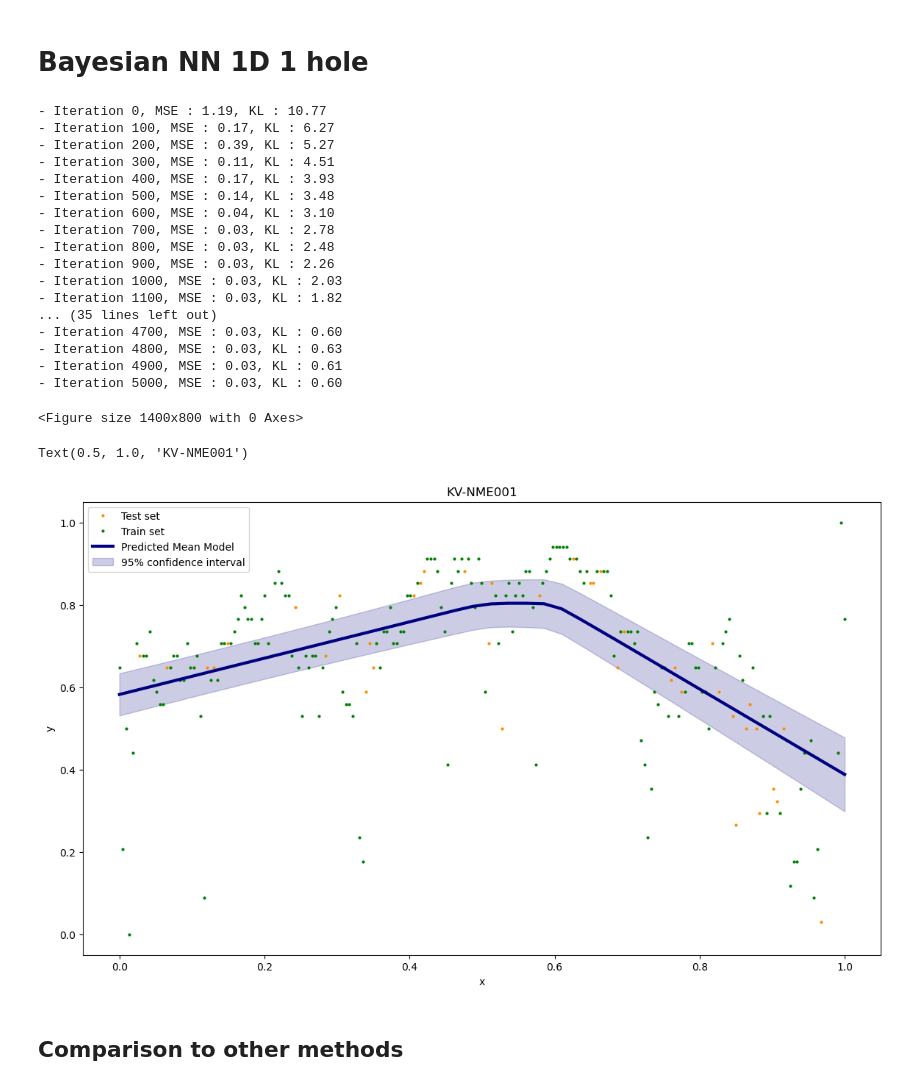
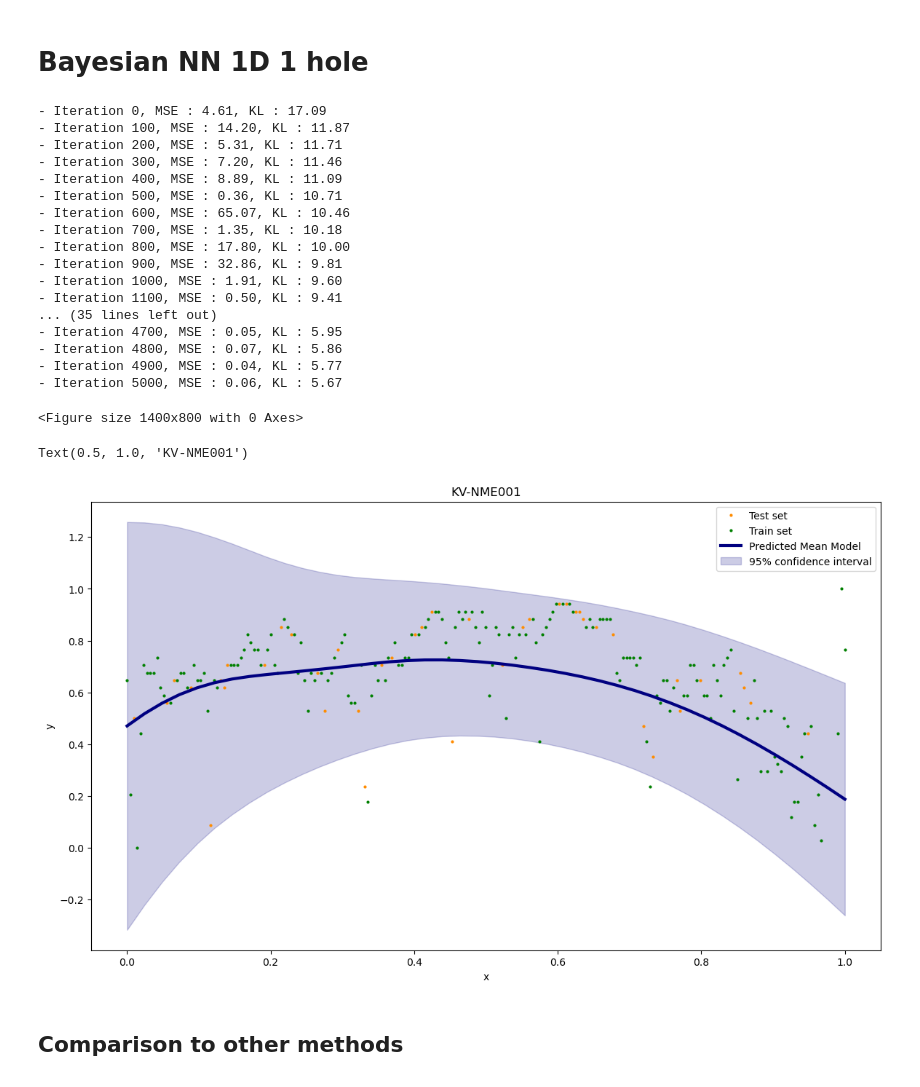
Before and after one commit to Fabian-Leal/PhD-Thesis---Incorporating-Deep-Learning-into-Statistical-Models-for-Spatial-Interpolation, a Jupyter notebook: Paper 3 PhD BNNs for multivariate predictions/Bayesian NN 1D 1 hole.ipynb, the cells around one changed output. Cells and saved outputs as stored; diff of their text form; code cells hidden in the pictures.

```diff
--- a/Paper 3 PhD BNNs for multivariate predictions/Bayesian NN 1D 1 hole.ipynb
+++ b/Paper 3 PhD BNNs for multivariate predictions/Bayesian NN 1D 1 hole.ipynb
@@ -67,9 +67,9 @@ x_test = x[np.sort(test_indices)]
 y_test = y[np.sort(test_indices)]
 
 model = nn.Sequential(
-    bnn.BayesLinear(prior_mu=0, prior_sigma=0.1, in_features=1, out_features=200),
+    bnn.BayesLinear(prior_mu=0, prior_sigma=0.08, in_features=1, out_features=4000),
     nn.ReLU(),
-    bnn.BayesLinear(prior_mu=0, prior_sigma=0.1, in_features=200, out_features=1)
+    bnn.BayesLinear(prior_mu=0, prior_sigma=0.08, in_features=4000, out_features=1)
 )
 
 mse_loss = nn.MSELoss()
@@ -98,50 +98,50 @@ original_tensor = torch.linspace(0, 1, len(x_test))
 
 # Reshape it to (170, 1)
 reshaped_tensor = original_tensor.view(len(x_test), 1)
 models_result = np.array([model(reshaped_tensor).data.numpy() for k in range(1000)])
 
 models_result = models_result[:,:,0]
 models_result = models_result.T
 mean_values = np.array([models_result[i].mean() for i in range(len(models_result))])
 std_values = np.array([models_result[i].std() for i in range(len(models_result))])
 
 plt.figure(figsize=(14,8))
 #plt.scatter(x.data.numpy(), y.data.numpy(), s=4)
 plt.show()
 
 plt.figure(figsize=(14,8))
 plt.plot(x_test.data.numpy()[:,0],y_test.data.numpy()[:,0],'.',color='darkorange',markersize=4,label='Test set')
 plt.plot(x_train.data.numpy()[:,0],y_train.data.numpy()[:,0],'.',color='green',markersize=4,label='Train set')
 
 
 plt.plot(reshaped_tensor.data.numpy()[:,0],mean_values,color='navy',lw=3,label='Predicted Mean Model')
 plt.fill_between(reshaped_tensor.data.numpy()[:,0] ,mean_values-2.0*std_values,mean_values+2.0*std_values,alpha=0.2,color='navy',label='95% confidence interval')
 
 plt.legend()
 plt.xlabel('x')
 plt.ylabel('y')
 plt.title(hole)
 # %% [output]
-- Iteration 0, MSE : 1.19, KL : 10.77
-- Iteration 100, MSE : 0.17, KL : 6.27
-- Iteration 200, MSE : 0.39, KL : 5.27
-- Iteration 300, MSE : 0.11, KL : 4.51
-- Iteration 400, MSE : 0.17, KL : 3.93
-- Iteration 500, MSE : 0.14, KL : 3.48
-- Iteration 600, MSE : 0.04, KL : 3.10
-- Iteration 700, MSE : 0.03, KL : 2.78
-- Iteration 800, MSE : 0.03, KL : 2.48
-- Iteration 900, MSE : 0.03, KL : 2.26
-- Iteration 1000, MSE : 0.03, KL : 2.03
-- Iteration 1100, MSE : 0.03, KL : 1.82
+- Iteration 0, MSE : 4.61, KL : 17.09
+- Iteration 100, MSE : 14.20, KL : 11.87
+- Iteration 200, MSE : 5.31, KL : 11.71
+- Iteration 300, MSE : 7.20, KL : 11.46
+- Iteration 400, MSE : 8.89, KL : 11.09
+- Iteration 500, MSE : 0.36, KL : 10.71
+- Iteration 600, MSE : 65.07, KL : 10.46
+- Iteration 700, MSE : 1.35, KL : 10.18
+- Iteration 800, MSE : 17.80, KL : 10.00
+- Iteration 900, MSE : 32.86, KL : 9.81
+- Iteration 1000, MSE : 1.91, KL : 9.60
+- Iteration 1100, MSE : 0.50, KL : 9.41
 ... (35 lines left out)
-- Iteration 4700, MSE : 0.03, KL : 0.60
-- Iteration 4800, MSE : 0.03, KL : 0.63
-- Iteration 4900, MSE : 0.03, KL : 0.61
-- Iteration 5000, MSE : 0.03, KL : 0.60
+- Iteration 4700, MSE : 0.05, KL : 5.95
+- Iteration 4800, MSE : 0.07, KL : 5.86
+- Iteration 4900, MSE : 0.04, KL : 5.77
+- Iteration 5000, MSE : 0.06, KL : 5.67
 <Figure size 1400x800 with 0 Axes>
 Text(0.5, 1.0, 'KV-NME001')
-[figure, old version]
+[figure, new version]
 # %% [markdown]
 ## Comparison to other methods
 # %%
```
Also changed, not shown: parts of 2 cells of this notebook, 6 other files.
